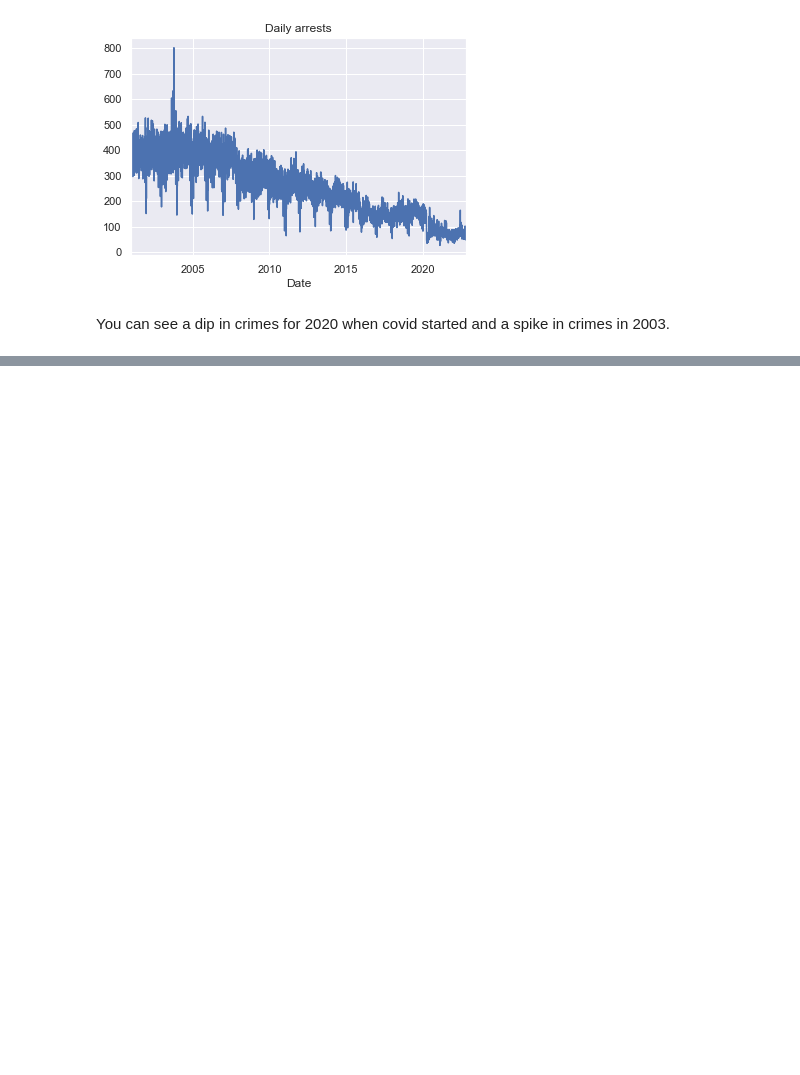
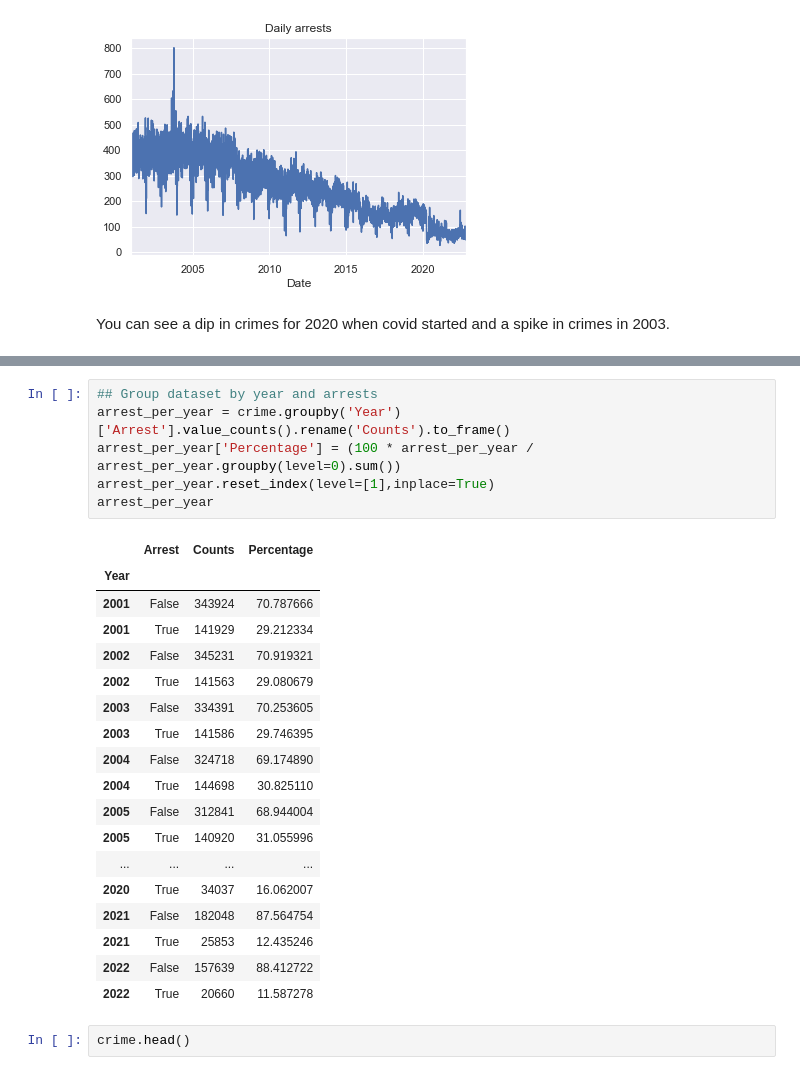
Before and after one commit to Chicago-PD-project/Chicago_Project, a Jupyter notebook: Lindy's_workbook.ipynb, the cells around one changed output, grey strips where cells are left out. Drawn from its saved outputs; the diff is of its cells as text; blank space fills up the shorter version.

```diff
--- a/Lindy's_workbook.ipynb
+++ b/Lindy's_workbook.ipynb
@@ -357,0 +294,27 @@ Name: Primary_type, dtype: int64
+# %%
+## Group dataset by year and arrests
+arrest_per_year = crime.groupby('Year')['Arrest'].value_counts().rename('Counts').to_frame()
+arrest_per_year['Percentage'] = (100 * arrest_per_year / arrest_per_year.groupby(level=0).sum())
+arrest_per_year.reset_index(level=[1],inplace=True)
+arrest_per_year
+# %% [output]
+|  | Arrest | Counts | Percentage |
+| Year |  |  |  |
+| 2001 | False | 343924 | 70.787666 |
+| 2001 | True | 141929 | 29.212334 |
+| 2002 | False | 345231 | 70.919321 |
+| 2002 | True | 141563 | 29.080679 |
+| 2003 | False | 334391 | 70.253605 |
+| 2003 | True | 141586 | 29.746395 |
+| 2004 | False | 324718 | 69.174890 |
+| 2004 | True | 144698 | 30.825110 |
+| 2005 | False | 312841 | 68.944004 |
+| 2005 | True | 140920 | 31.055996 |
+| ... | ... | ... | ... |
+| 2020 | True | 34037 | 16.062007 |
+| 2021 | False | 182048 | 87.564754 |
+| 2021 | True | 25853 | 12.435246 |
+| 2022 | False | 157639 | 88.412722 |
+| 2022 | True | 20660 | 11.587278 |
+# %%
+crime.head()
```
Also changed, not shown: parts of 16 cells of this notebook.
